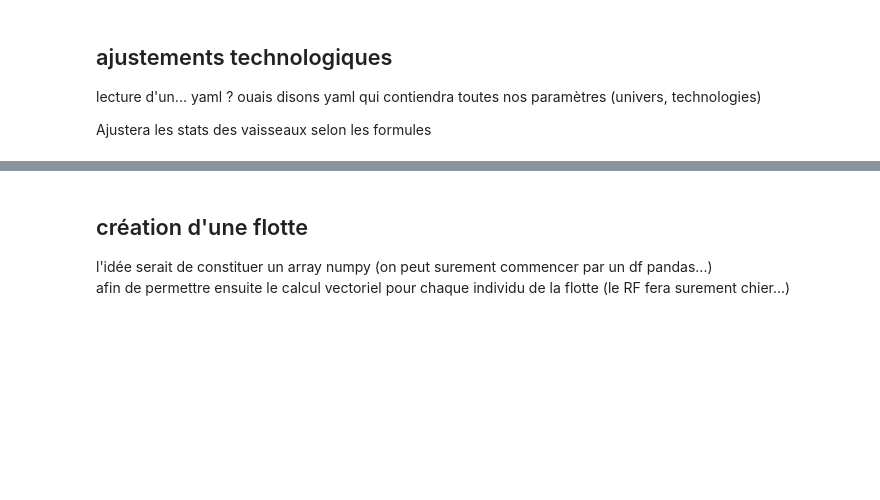
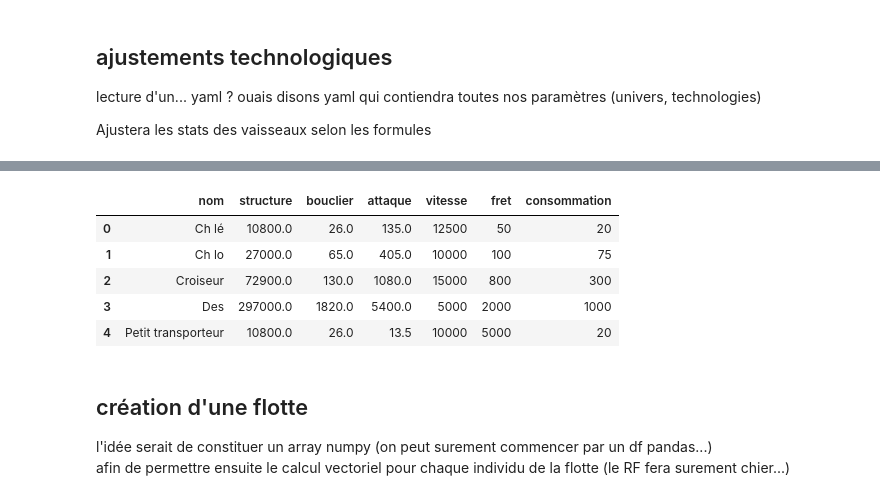
Before and after one commit to Tezahc/OGame_simulator, a Jupyter notebook: simulator/simulateur_combats.ipynb, the cells around one changed output, grey strips where cells are left out. Cells and saved outputs as stored; diff of their text form; code cells hidden in the pictures; blank space fills up the shorter version.

Commit message:
premiers calculs d'ajustement des stats de vaisseaux à partir des technologies

```diff
--- a/simulator/simulateur_combats.ipynb
+++ b/simulator/simulateur_combats.ipynb
@@ -40,3 +40,10 @@ df_vaisseaux = pd.read_json(Path("../data/vaisseaux.json"))
 lecture d'un... yaml ? ouais disons yaml qui contiendra toutes nos paramètres (univers, technologies)
 
 Ajustera les stats des vaisseaux selon les formules
+# %%
+from yaml import safe_load
+
+with Path("../data/universe_parameters.yaml").open("r") as f:
+    universe_params = safe_load(f)
+
+universe_params["Technologies"]
@@ -43,3 +58,16 @@ Ajustera les stats des vaisseaux selon les formules
+# %%
+df_vaisseaux.attaque *= 1 + universe_params["Technologies"]["Technologie Armes"] / 10
+df_vaisseaux.bouclier *= 1 + universe_params["Technologies"]["Technologie Bouclier"] / 10
+df_vaisseaux.structure *= 1 + universe_params["Technologies"]["Technologie Protection des vaisseaux spatiaux"] / 10
+# %%
+df_vaisseaux
+# %% [output]
+|  | nom | structure | bouclier | attaque | vitesse | fret | consommation |
+| 0 | Ch lé | 10800.0 | 26.0 | 135.0 | 12500 | 50 | 20 |
+| 1 | Ch lo | 27000.0 | 65.0 | 405.0 | 10000 | 100 | 75 |
+| 2 | Croiseur | 72900.0 | 130.0 | 1080.0 | 15000 | 800 | 300 |
+| 3 | Des | 297000.0 | 1820.0 | 5400.0 | 5000 | 2000 | 1000 |
+| 4 | Petit transporteur | 10800.0 | 26.0 | 13.5 | 10000 | 5000 | 20 |
 # %% [markdown]
 ## création d'une flotte
 
```
Also changed, not shown: parts of 1 cell of this notebook.
